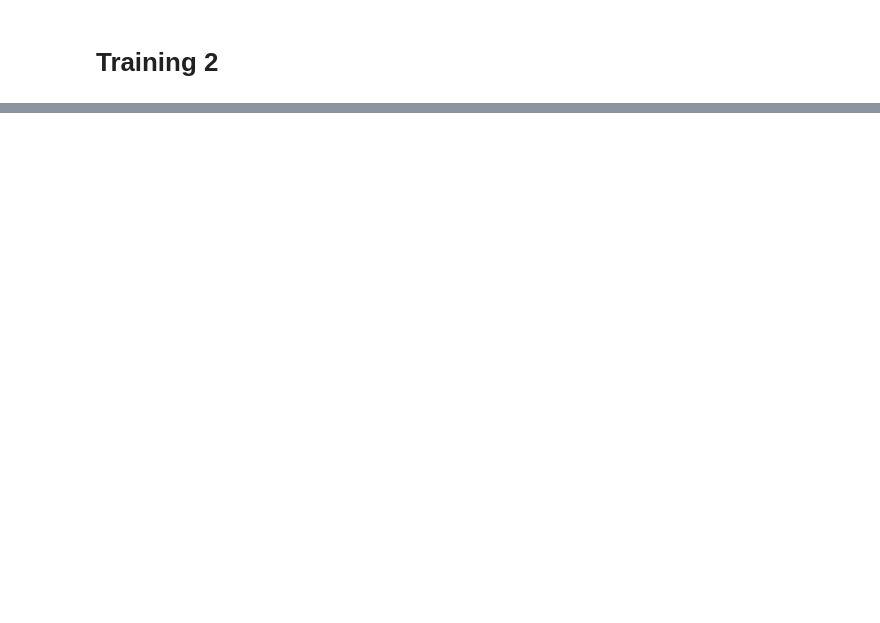
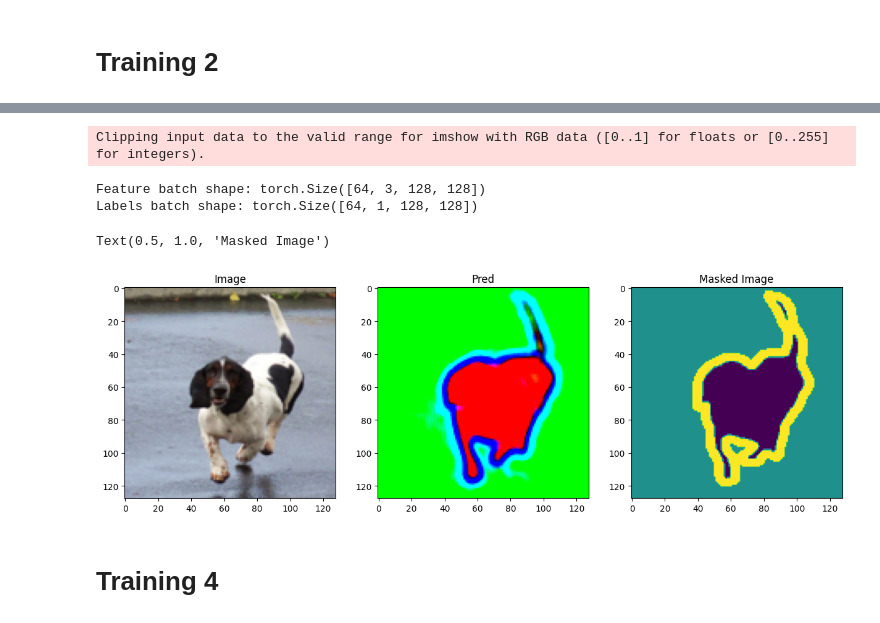
Before and after one commit to navpreetsingh9/S18-Assignment-Solution, a Jupyter notebook: train.ipynb, the cells around one changed output, grey strips where cells are left out. Drawn from its saved outputs; the diff is of its cells as text; code cells hidden in the pictures; blank space fills up the shorter version.

```diff
--- a/train.ipynb
+++ b/train.ipynb
@@ -26,7 +26,7 @@ CUDA Available? True
 # %%
 # Hyperparameters
 batch_size = 64
-lr = 0.01
+lr = 0.001
 epochs = 20
 # %%
 img_dir = 'data/images/'
@@ -106,12 +158,19 @@ arr[2].set_title('Masked Image')
 # %% [markdown]
 # Training 2
 # %%
-def dice_loss(pred, target):
+def dice_loss(pred, target, num_classes=3):
+    loss=0
+    target = torch.nn.functional.one_hot(target, num_classes=3)
+    target = target.permute(0,3,1,2)
+    for index in range(num_classes):
+        loss += dice(target[:,index,:,:], pred[:,index,:,:])
+    return loss/num_classes
+
+def dice(pred, target):
     smooth = 1e-5
-    pred = torch.argmax(pred,dim=1)
     # flatten predictions and targets
-    pred = pred.view(-1)
-    target = target.view(-1)
+    pred = pred.contiguous().view(-1)
+    target = target.contiguous().view(-1)
 
     intersection = (pred * target).sum()
     union = pred.sum() + target.sum()
@@ -167,0 +268,6 @@ Text(0.5, 1.0, 'Masked Image')
+# %%
+model = UNet(3,3,True).to(device)
+criterion = nn.CrossEntropyLoss()
+optimizer = Adam(model.parameters(), lr=lr)
+
+summary(model, (1, 3, 128, 128))
@@ -167,0 +292,5 @@ Text(0.5, 1.0, 'Masked Image')
+# %%
+for epoch in range(1,epochs+1):
+    print("EPOCH:\n", epoch)
+    train(model, device, train_dataloader, optimizer, criterion)
+    test(model, device, test_dataloader, criterion)
@@ -167,0 +345,22 @@ Text(0.5, 1.0, 'Masked Image')
+# %%
+train_features, train_labels = next(iter(train_dataloader))
+print(f"Feature batch shape: {train_features.size()}")
+print(f"Labels batch shape: {train_labels.size()}")
+img = train_features[0]
+pred = model(train_features[0].unsqueeze(0).to(device)).detach().cpu()[0]
+mask = train_labels[0].squeeze()
+fig, arr = plt.subplots(1, 3, figsize=(15, 15))
+arr[0].imshow(img.permute(1, 2, 0))
+arr[0].set_title('Image')
+arr[1].imshow(pred.permute(1, 2, 0))
+arr[1].set_title('Pred')
+arr[2].imshow(mask)
+arr[2].set_title('Masked Image')
+# %% [output]
+Clipping input data to the valid range for imshow with RGB data ([0..1] for floats or [0..255] for integers).
+Feature batch shape: torch.Size([64, 3, 128, 128])
+Labels batch shape: torch.Size([64, 1, 128, 128])
+Text(0.5, 1.0, 'Masked Image')
+[figure, added]
+# %% [markdown]
+# Training 4
```
Also changed, not shown: parts of 12 cells of this notebook.
